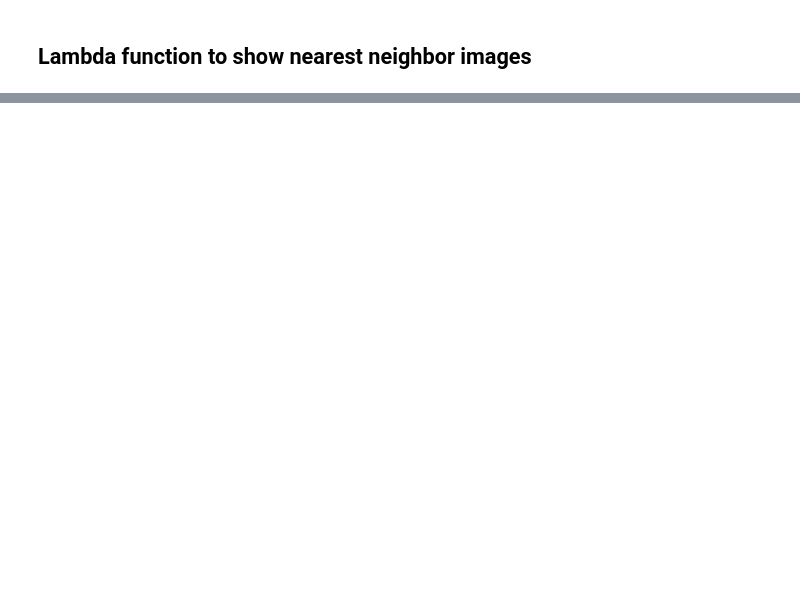
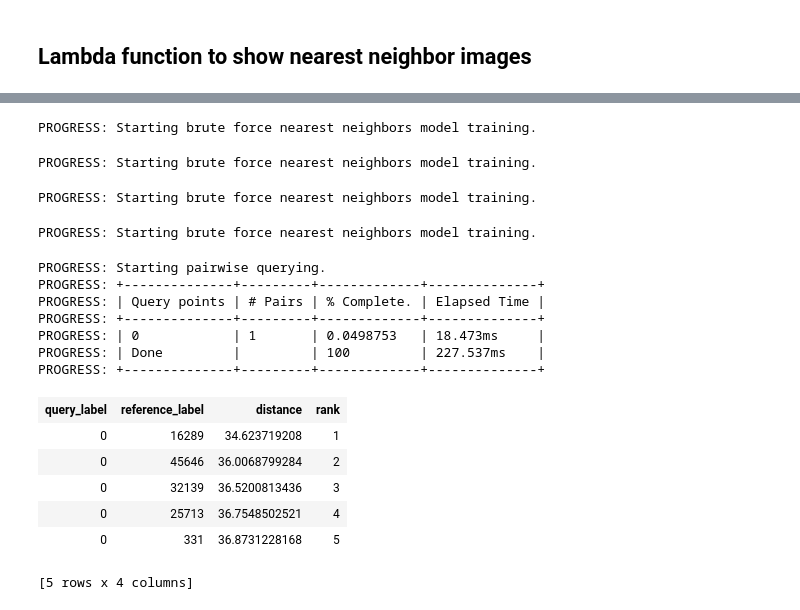
Before and after one commit to ledrui/Deep-features-for-image-classification, a Jupyter notebook: Image Retrieval With Deep Features.ipynb, the cells around one changed output, grey strips where cells are left out. Drawn from its saved outputs; the diff is of its cells as text; code cells hidden in the pictures; blank space fills up the shorter version.

Commit message:
Category- specific image retrieval model

```diff
--- a/Image Retrieval With Deep Features.ipynb
+++ b/Image Retrieval With Deep Features.ipynb
@@ -112,0 +131,2 @@ PROGRESS: +--------------+---------+-------------+--------------+
+# %%
+cat_image_train = image_train[image_train['label'=='cat']]
@@ -112,0 +139,43 @@ PROGRESS: +--------------+---------+-------------+--------------+
+# %%
+dog_model = gl.nearest_neighbors.create(dog_image_train,
+                                       features = ['deep_features'],
+                                        label = 'id')
+# %% [output]
+PROGRESS: Starting brute force nearest neighbors model training.
+# %%
+image_test = gl.SFrame('image_test_data/')
+# %%
+cat_model = gl.nearest_neighbors.create(cat_image_train,
+                                       features = ['deep_features'],
+                                        label = 'id')
+# %% [output]
+PROGRESS: Starting brute force nearest neighbors model training.
+# %%
+auto_model = gl.nearest_neighbors.create(auto_image_train,
+                                       features = ['deep_features'],
+                                        label = 'id')
+# %% [output]
+PROGRESS: Starting brute force nearest neighbors model training.
+# %%
+bird_model = gl.nearest_neighbors.create(bird_image_train,
+                                       features = ['deep_features'],
+                                        label = 'id')
+# %% [output]
+PROGRESS: Starting brute force nearest neighbors model training.
+# %%
+cat_model.query(image_test[0:1])
+# %% [output]
+PROGRESS: Starting pairwise querying.
+PROGRESS: +--------------+---------+-------------+--------------+
+PROGRESS: | Query points | # Pairs | % Complete. | Elapsed Time |
+PROGRESS: +--------------+---------+-------------+--------------+
+PROGRESS: | 0            | 1       | 0.0498753   | 18.473ms     |
+PROGRESS: | Done         |         | 100         | 227.537ms    |
+PROGRESS: +--------------+---------+-------------+--------------+
+| query_label | reference_label | distance | rank |
+| 0 | 16289 | 34.623719208 | 1 |
+| 0 | 45646 | 36.0068799284 | 2 |
+| 0 | 32139 | 36.5200813436 | 3 |
+| 0 | 25713 | 36.7548502521 | 4 |
+| 0 | 331 | 36.8731228168 | 5 |
+[5 rows x 4 columns]
```
Also changed, not shown: parts of 15 cells of this notebook.
